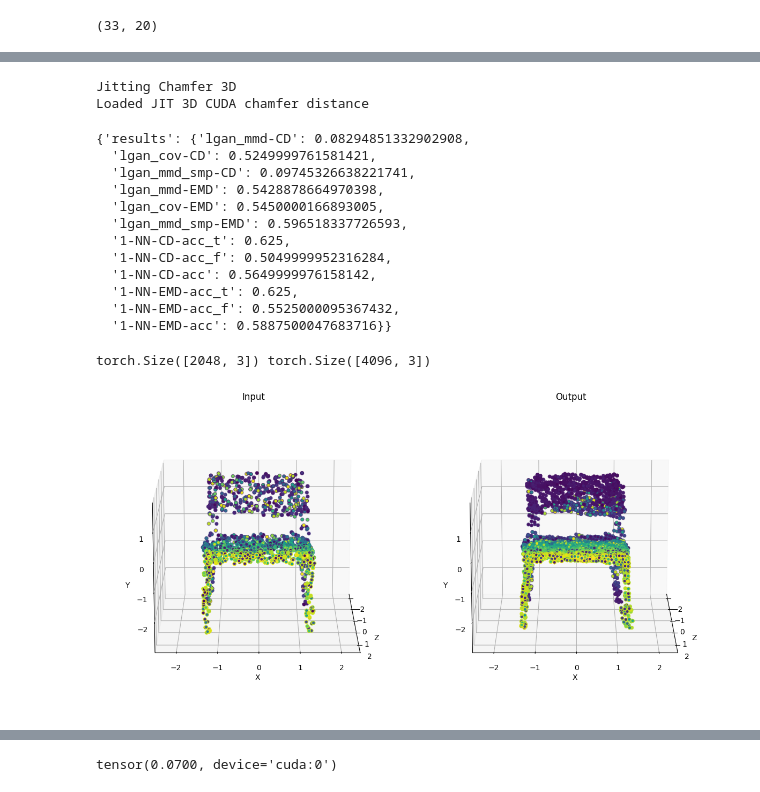
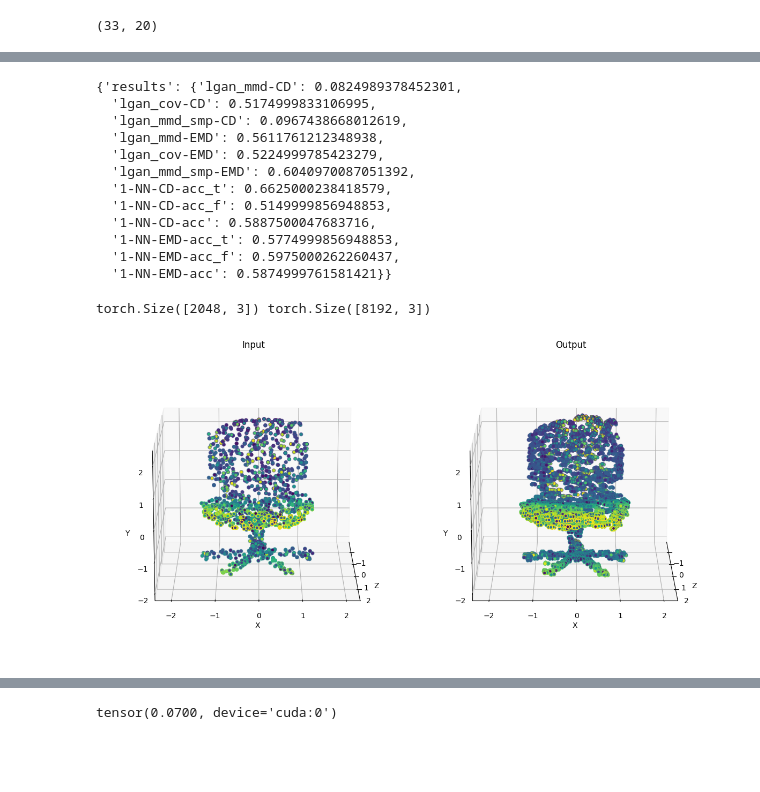
Before and after one commit to kristiyansakalyan/coarse-to-fine-shapes, a Jupyter notebook: train_PVCNN_Upsample-Noise-Global-Chair-Attention-Upsampler-Patch-Based.ipynb, the cells around one changed output, grey strips where cells are left out. Drawn from its saved outputs; the diff is of its cells as text; code cells hidden in the pictures; blank space fills up the shorter version.

```diff
--- a/train_PVCNN_Upsample-Noise-Global-Chair-Attention-Upsampler-Patch-Based.ipynb
+++ b/train_PVCNN_Upsample-Noise-Global-Chair-Attention-Upsampler-Patch-Based.ipynb
@@ -347,8 +382,8 @@ ValueError: shapes (3,32,512) and (3,3) not aligned: 512 (dim 2) != 3 (dim 0)
 # %%
 # Run this if you need to load the model.
 
-model = PVCNNUpPointAttention(num_classes=3, num_shapes=3, extra_feature_channels=0, attention=True, attn_dim=256).to("cuda")
-model.load_state_dict(torch.load("output-models/pvcnn-upsample-global-chair/PVCNN-Upsample-Global-Chair-Attention-Everywhere-Patch-e36.pth"))
+model = PVCNNUpPointAttention(num_classes=3, num_shapes=3, extra_feature_channels=0, attention=True, attn_dim=256, up_ratio=3).to("cuda")
+model.load_state_dict(torch.load("output-models/pvcnn-upsample-global-chair/PVCNN-Upsample-Global-Chair-Attention-Everywhere-Patch-6k-e73.pth"))
 # %% [output]
 <All keys matched successfully>
 # %% [markdown]
@@ -366,7 +401,7 @@ for i, batch in enumerate(test_dataloader):
         input = batch["train_points"].to("cuda")
 
         # Select a random patch with double the size, then downsample, then add noise.
-        patched_input = generate_non_overlapping_patches(input, PATCH_SIZE * 2)
+        patched_input = generate_non_overlapping_patches(input, PATCH_SIZE * 3)
         input_downsampled = subsample_patches(patched_input, npoints=PATCH_SIZE)
         noised_downsampled_patches = add_random_noise(input_downsampled).transpose(2,3)
 
@@ -459,12 +488,13 @@ for batch in final_val_dataloader:
     input_array.append(input)
 # %%
 model.eval()
+pvd_input = []
 
 output_array = []
 for batch in tqdm(dataloader_pvd):
     with torch.no_grad():
         input = batch["train_points"].to("cuda")
-
+        pvd_input.append(input)
         # Select a random patch with double the size, then downsample, then add noise.
         patched_input = generate_non_overlapping_patches(input, PATCH_SIZE).transpose(2,3)
         refined_patches = []
@@ -479,7 +509,8 @@ len(input_array), len(output_array)
 # %% [output]
 (33, 20)
 # %%
-input_pcs = torch.stack(input_array[:20]).view(400, NPOINTS, 3)
+input_pcs = torch.stack(input_array[:20]).view(400, 5000, 3)
+pvd_input_pcs = torch.stack(pvd_input).view(400, NPOINTS // 4, 3)
 output_pcs = torch.stack(output_array).view(400, NPOINTS, 3)
-input_pcs.shape, output_pcs.shape
+input_pcs.shape, pvd_input_pcs.shape, output_pcs.shape
 # %% [output]
@@ -487,12 +540,9 @@ input_pcs.shape, output_pcs.shape
 # %%
 from metrics.evaluation_metrics import compute_all_metrics
 
-results = compute_all_metrics(input_pcs, output_pcs, 100)
+results = compute_all_metrics(input_pcs, selected_points, 50)
 results = {k: (v.cpu().detach().item()
                 if not isinstance(v, float) else v) for k, v in results.items()}
 
 print(results)
-# %% [output]
-Jitting Chamfer 3D
-Loaded JIT 3D CUDA chamfer distance
 # %%
@@ -500,19 +550,19 @@ torch.save({"results": results} , "chair_results.pth")
 # %%
 import torch
-results = torch.load("./chair_results.pth")
+results = torch.load("./chair_results_5k_selected_points.pth")
 results
 # %% [output]
-{'results': {'lgan_mmd-CD': 0.08294851332902908,
-  'lgan_cov-CD': 0.5249999761581421,
-  'lgan_mmd_smp-CD': 0.09745326638221741,
-  'lgan_mmd-EMD': 0.5428878664970398,
-  'lgan_cov-EMD': 0.5450000166893005,
-  'lgan_mmd_smp-EMD': 0.596518337726593,
-  '1-NN-CD-acc_t': 0.625,
-  '1-NN-CD-acc_f': 0.5049999952316284,
-  '1-NN-CD-acc': 0.5649999976158142,
-  '1-NN-EMD-acc_t': 0.625,
-  '1-NN-EMD-acc_f': 0.5525000095367432,
-  '1-NN-EMD-acc': 0.5887500047683716}}
+{'results': {'lgan_mmd-CD': 0.0824989378452301,
+  'lgan_cov-CD': 0.5174999833106995,
+  'lgan_mmd_smp-CD': 0.0967438668012619,
+  'lgan_mmd-EMD': 0.5611761212348938,
+  'lgan_cov-EMD': 0.5224999785423279,
+  'lgan_mmd_smp-EMD': 0.6040970087051392,
+  '1-NN-CD-acc_t': 0.6625000238418579,
+  '1-NN-CD-acc_f': 0.5149999856948853,
+  '1-NN-CD-acc': 0.5887500047683716,
+  '1-NN-EMD-acc_t': 0.5774999856948853,
+  '1-NN-EMD-acc_f': 0.5975000262260437,
+  '1-NN-EMD-acc': 0.5874999761581421}}
 # %%
 chair = {
@@ -535,13 +603,13 @@ chair = {
 # %%
-INDEX = 5
-input_pc = input[INDEX, ...].detach()
-output_pc = output[INDEX, ...].detach()
+INDEX = 1
+input_pc = pvd_input_pcs[INDEX].detach()
+output_pc = output_pcs[INDEX].detach()
 print(input_pc.shape, output_pc.shape)
 
 fig = visualize_pointcloud_eval(input_pc, output_pc, "Input", "Output")
 # %% [output]
-torch.Size([2048, 3]) torch.Size([4096, 3])
+torch.Size([2048, 3]) torch.Size([8192, 3])
-[figure, old version]
+[figure, new version]
 # %%
 chamfer_distance(input_pc.unsqueeze(0), output_pc.unsqueeze(0))
 # %% [output]
```
Also changed, not shown: parts of 29 cells of this notebook, 14 other files.
